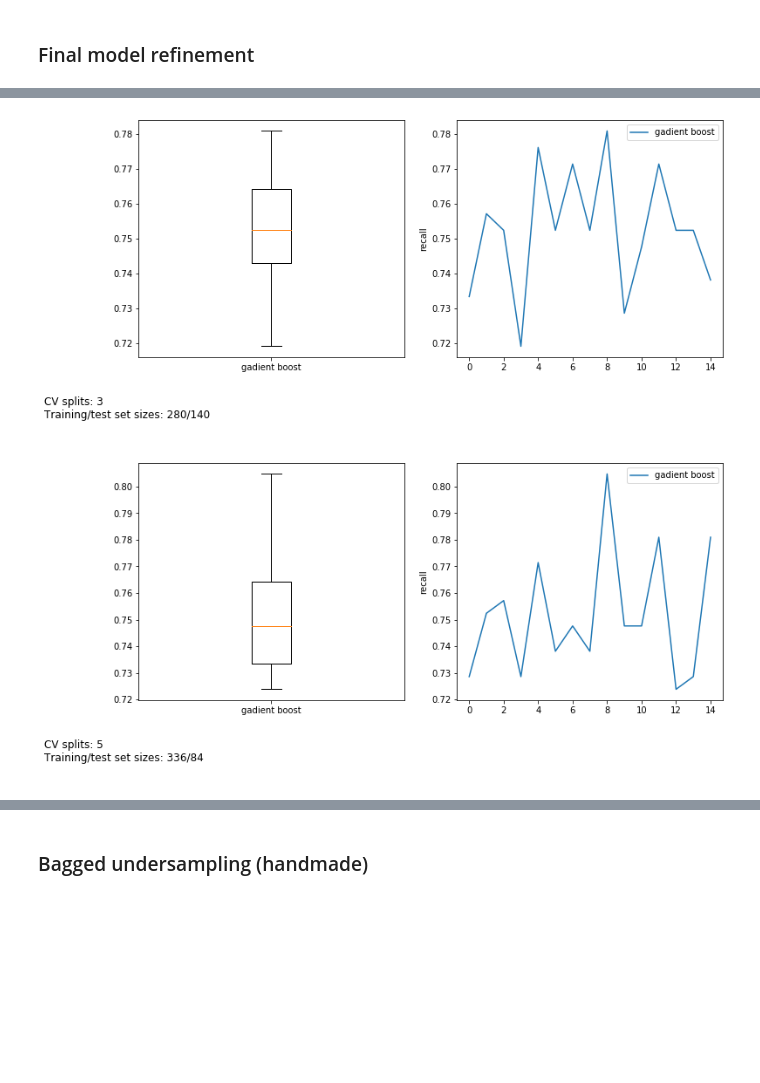
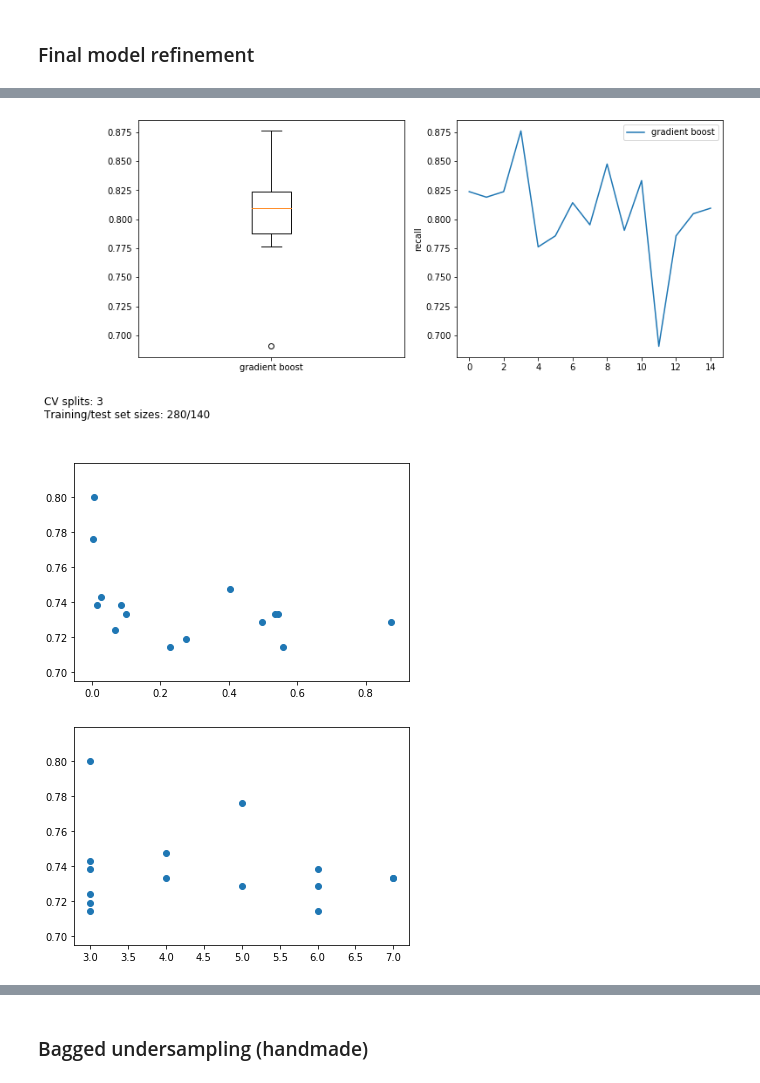
Before and after one commit to ayorgo/german-credit, a Jupyter notebook: prediction.ipynb, the cells around one changed output, grey strips where cells are left out. Saved outputs shown, nothing was run; the diff lists cells and outputs as text; code cells hidden in the pictures; blank space fills up the shorter version.

```diff
--- a/prediction.ipynb
+++ b/prediction.ipynb
@@ -274,7 +276,7 @@ for inner_splits, outer_splits in product(inner, outer):
 # %% [markdown]
 ### Imbalanced
 # %%
-ests = [('gadient boost',
+ests = [('gradient boost',
          pipe.plain().steps + [('gboost', XGBClassifier())],
          {'gboost__max_depth': randint(3, 8),
           'gboost__learning_rate': uniform(0, 1)}),
@@ -307,7 +309,7 @@ Wall time: 13min 7s
 # %% [markdown]
 ### Random undersampling
 # %%
-ests = [('gadient boost',
+ests = [('gradient boost',
          pipe.plain().steps + [('rus', RandomUnderSampler()), ('gboost', XGBClassifier())],
          {'gboost__max_depth': randint(3, 8),
           'gboost__learning_rate': uniform(0, 1)}),
@@ -331,7 +333,7 @@ for inner_splits, outer_splits in product(inner, outer):
 # %% [markdown]
 ### EasyEnsemble
 # %%
-ests = [('gadient boost',
+ests = [('gradient boost',
          pipe.pca().steps + [('easy', EasyEnsembleClassifier(base_estimator=GradientBoostingClassifier()))],
          {'easy__base_estimator__max_depth': randint(3, 8),
           'easy__base_estimator__learning_rate': uniform(0, 1)}),
@@ -355,15 +357,16 @@ for inner_splits, outer_splits in product(inner, outer):
 # %% [markdown]
 ### Final model refinement
 # %%
-ests = [('gadient boost',
-         pipe.mca().steps + [('rus', RandomUnderSampler()), ('gboost', XGBClassifier())],
-         {'gboost__max_depth': randint(3, 8),
-          'gboost__learning_rate': uniform(0, 1)})]
+ests = [('gradient boost',
+         pipe.plain().steps + [('rus', RandomUnderSampler()), ('gboost', XGBClassifier())],
+         {'gboost__n_estimators': [200],
+          'gboost__max_depth': [3],
+          'gboost__learning_rate': [0.00431]})]
 balance = True
 # %%
 %%time
 
-inner = [3, 5]
+inner = [3]
 outer = [None]
 num_trials = 15
 randcv_budget = 30
@@ -372,7 +375,7 @@ scoring = 'recall'
 import warnings
 
 with warnings.catch_warnings():
-    warnings.simplefilter("ignore")
+    warnings.simplefilter('ignore')
     for inner_splits, outer_splits in product(inner, outer):
         results = compare_classifiers(X, y, ests, scoring, num_trials, inner_splits, outer_splits, randcv_budget)
         visualise_scores(results, y, scoring, balance, inner_splits, outer_splits)
@@ -382,2 +385 @@ Wall time: 7min 19s
-[figure, old version]
+[figure, new version]
-[figure, removed]
@@ -383,0 +389,8 @@ Wall time: 7min 19s
+# %%
+plt.scatter(get_param('learning_rate'), scores);
+# %% [output]
+[figure, added]
+# %%
+plt.scatter(get_param('max_depth'), scores);
+# %% [output]
+[figure, added]
```
Also changed, not shown: parts of 11 cells of this notebook.
